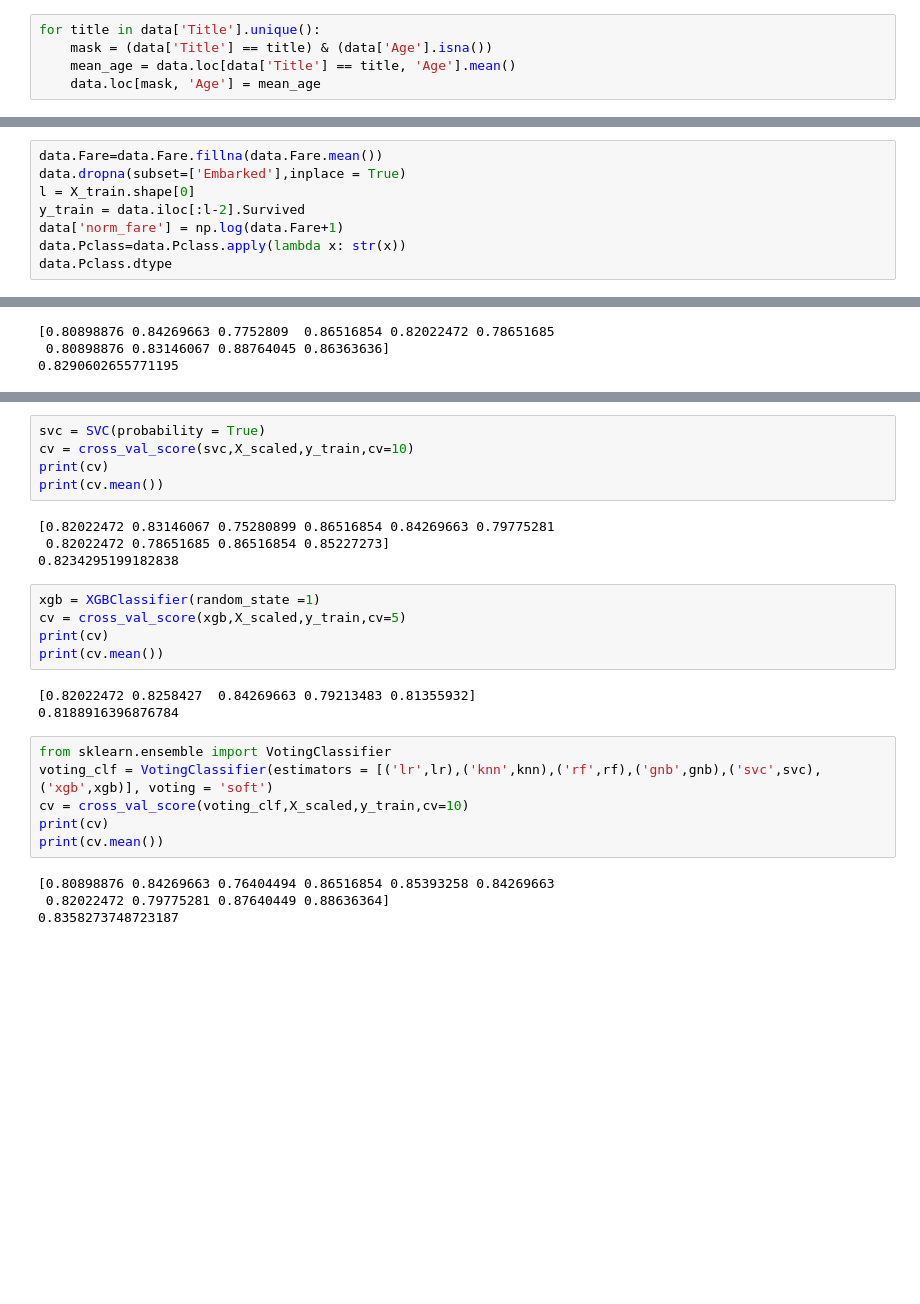
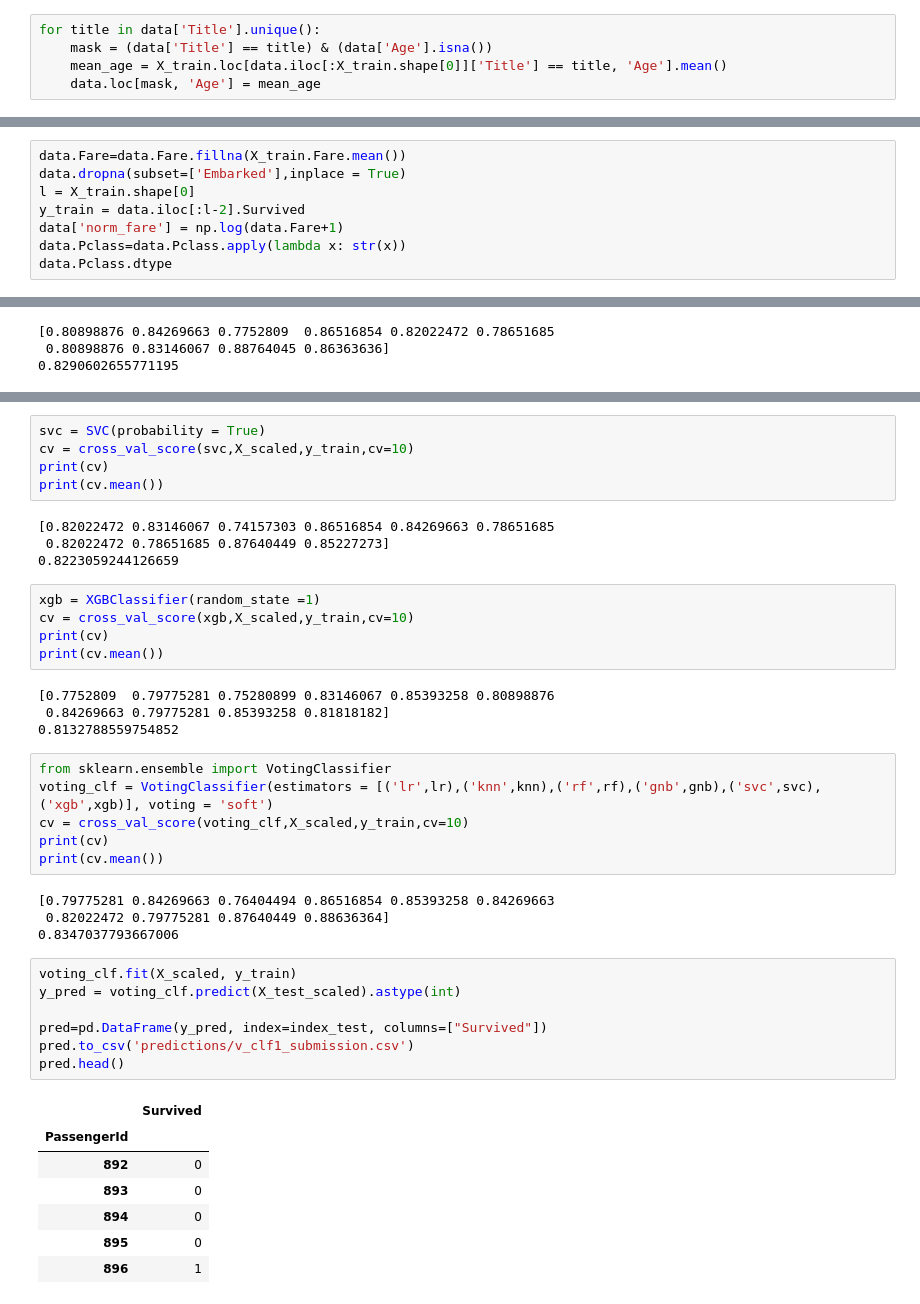
Before and after one commit to leclercrafael/kaggle_titanic, a Jupyter notebook: main.ipynb, the cells around one changed output, grey strips where cells are left out. Cells and saved outputs as stored; diff of their text form; blank space fills up the shorter version.

```diff
--- a/main.ipynb
+++ b/main.ipynb
@@ -254,7 +254,7 @@ Ok so the problem seems the same, although we have also a Fare missing value but
 # %%
 for title in data['Title'].unique():
     mask = (data['Title'] == title) & (data['Age'].isna())
-    mean_age = data.loc[data['Title'] == title, 'Age'].mean()
+    mean_age = X_train.loc[data.iloc[:X_train.shape[0]]['Title'] == title, 'Age'].mean()
     data.loc[mask, 'Age'] = mean_age
 # %% [markdown]
 We imputed all of the Age missing values !
@@ -280,7 +280,7 @@ cabin_adv         0
 cabin_nb          0
 dtype: int64
 # %%
-data.Fare=data.Fare.fillna(data.Fare.mean())
+data.Fare=data.Fare.fillna(X_train.Fare.mean())
 data.dropna(subset=['Embarked'],inplace = True)
 l = X_train.shape[0]
 y_train = data.iloc[:l-2].Survived
@@ -359,17 +359,18 @@ cv = cross_val_score(svc,X_scaled,y_train,cv=10)
 print(cv)
 print(cv.mean())
 # %% [output]
-[0.82022472 0.83146067 0.75280899 0.86516854 0.84269663 0.79775281
- 0.82022472 0.78651685 0.86516854 0.85227273]
-0.8234295199182838
+[0.82022472 0.83146067 0.74157303 0.86516854 0.84269663 0.78651685
+ 0.82022472 0.78651685 0.87640449 0.85227273]
+0.8223059244126659
 # %%
 xgb = XGBClassifier(random_state =1)
-cv = cross_val_score(xgb,X_scaled,y_train,cv=5)
+cv = cross_val_score(xgb,X_scaled,y_train,cv=10)
 print(cv)
 print(cv.mean())
 # %% [output]
-[0.82022472 0.8258427  0.84269663 0.79213483 0.81355932]
-0.8188916396876784
+[0.7752809  0.79775281 0.75280899 0.83146067 0.85393258 0.80898876
+ 0.84269663 0.79775281 0.85393258 0.81818182]
+0.8132788559754852
 # %%
 from sklearn.ensemble import VotingClassifier
 voting_clf = VotingClassifier(estimators = [('lr',lr),('knn',knn),('rf',rf),('gnb',gnb),('svc',svc),('xgb',xgb)], voting = 'soft')
@@ -377,6 +378,21 @@ cv = cross_val_score(voting_clf,X_scaled,y_train,cv=10)
 print(cv)
 print(cv.mean())
 # %% [output]
-[0.80898876 0.84269663 0.76404494 0.86516854 0.85393258 0.84269663
+[0.79775281 0.84269663 0.76404494 0.86516854 0.85393258 0.84269663
  0.82022472 0.79775281 0.87640449 0.88636364]
-0.8358273748723187
+0.8347037793667006
+# %%
+voting_clf.fit(X_scaled, y_train)
+y_pred = voting_clf.predict(X_test_scaled).astype(int)
+
+pred=pd.DataFrame(y_pred, index=index_test, columns=["Survived"])
+pred.to_csv('predictions/v_clf1_submission.csv')
+pred.head()
+# %% [output]
+|  | Survived |
+| PassengerId |  |
+| 892 | 0 |
+| 893 | 0 |
+| 894 | 0 |
+| 895 | 0 |
+| 896 | 1 |
```
Also changed, not shown: parts of 5 cells of this notebook.
